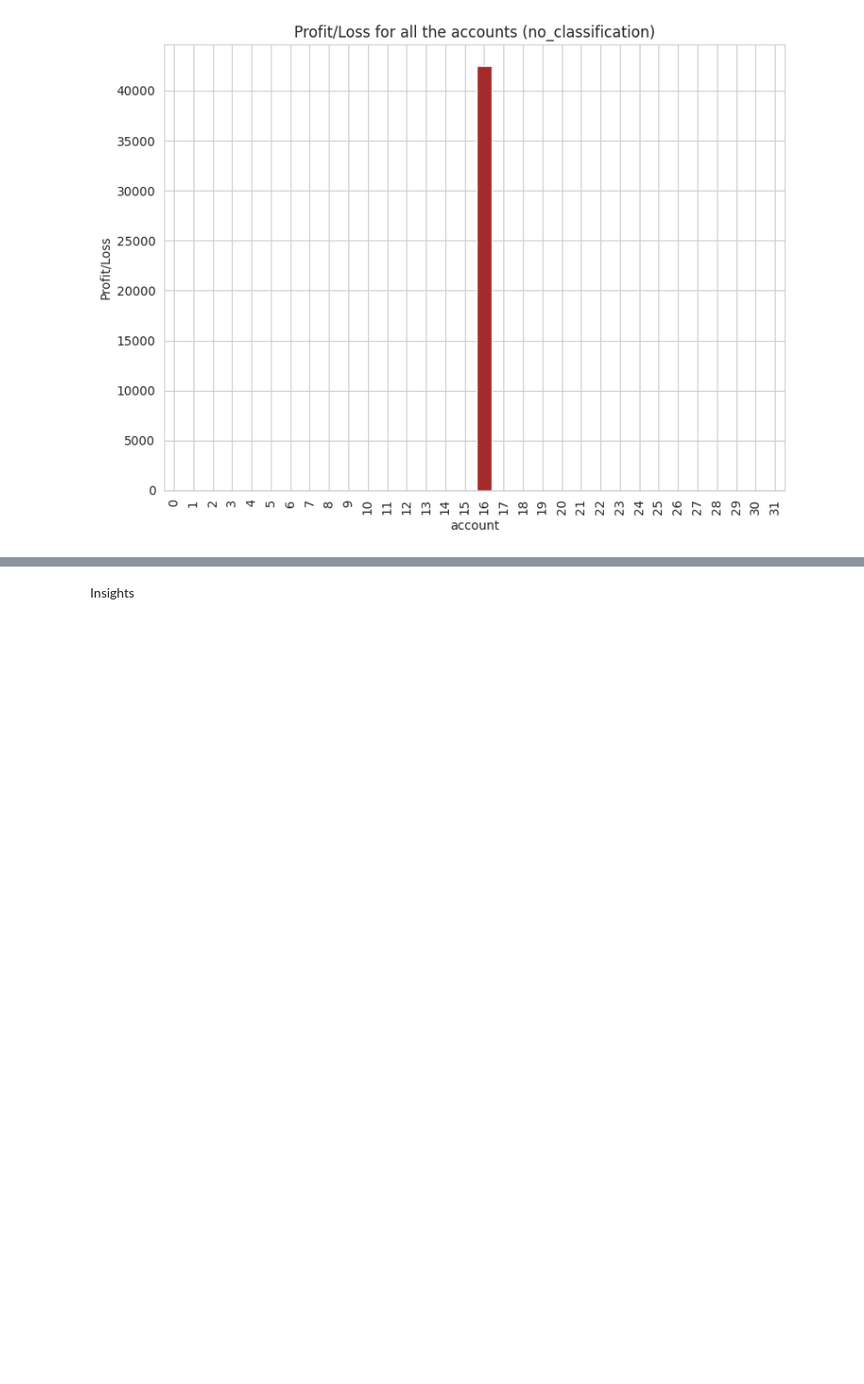
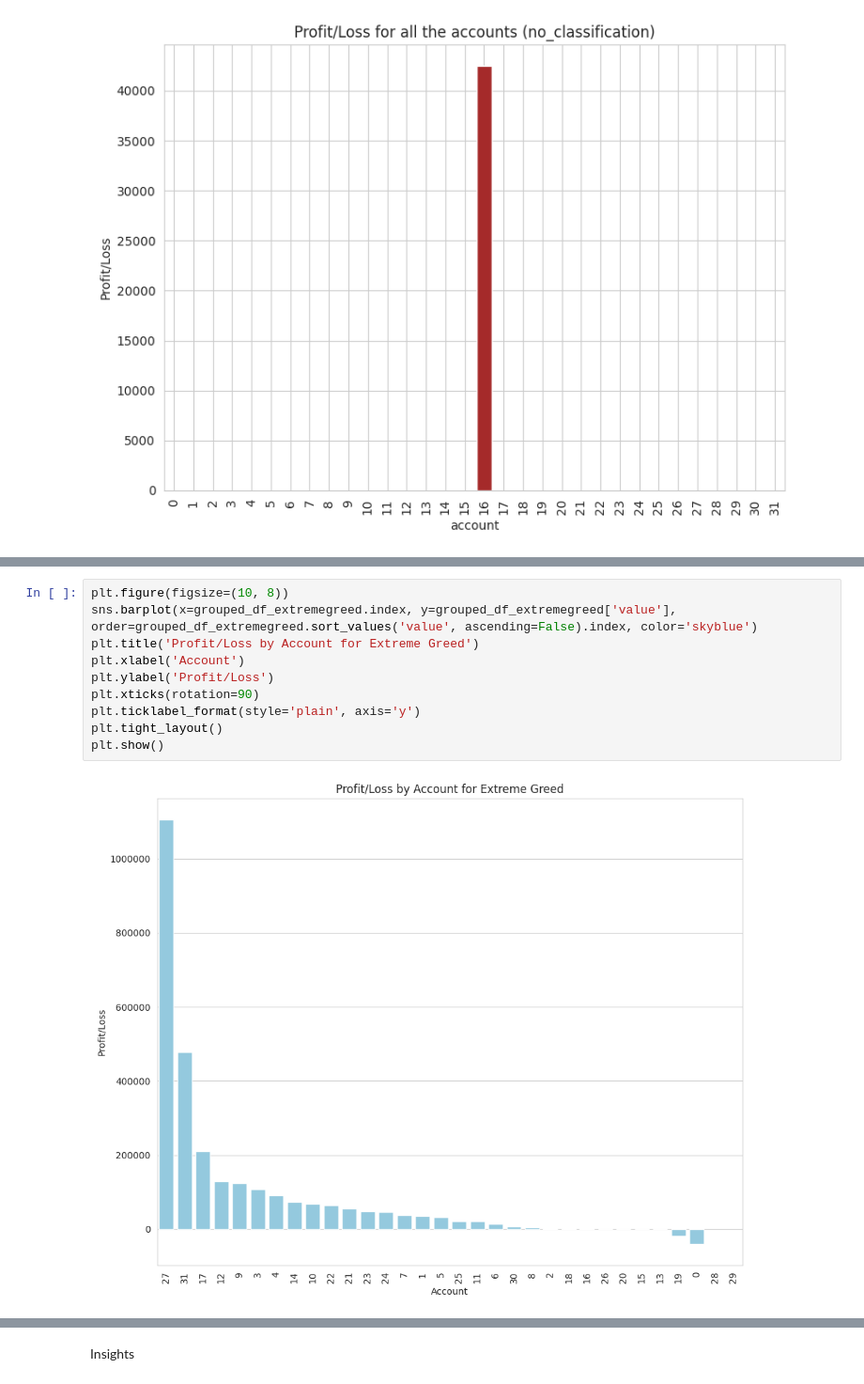
Before and after one commit to SaarthakJain01/Web3SpaceTask, a Jupyter notebook: DsTask.ipynb, the cells around one changed output, grey strips where cells are left out. Shown at 94% size. Saved outputs shown, nothing was run; the diff lists cells and outputs as text; blank space fills up the shorter version.

```diff
--- a/DsTask.ipynb
+++ b/DsTask.ipynb
@@ -213,0 +247,12 @@ for i, classification in enumerate(classifications):
+# %%
+plt.figure(figsize=(10, 8))
+sns.barplot(x=grouped_df_extremegreed.index, y=grouped_df_extremegreed['value'], order=grouped_df_extremegreed.sort_values('value', ascending=False).index, color='skyblue')
+plt.title('Profit/Loss by Account for Extreme Greed')
+plt.xlabel('Account')
+plt.ylabel('Profit/Loss')
+plt.xticks(rotation=90)
+plt.ticklabel_format(style='plain', axis='y')
+plt.tight_layout()
+plt.show()
+# %% [output]
+[figure, added]
```
Also changed, not shown: parts of 7 cells of this notebook.
